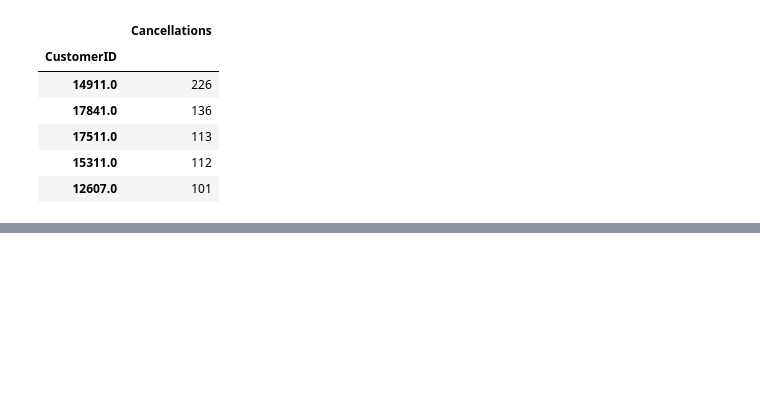
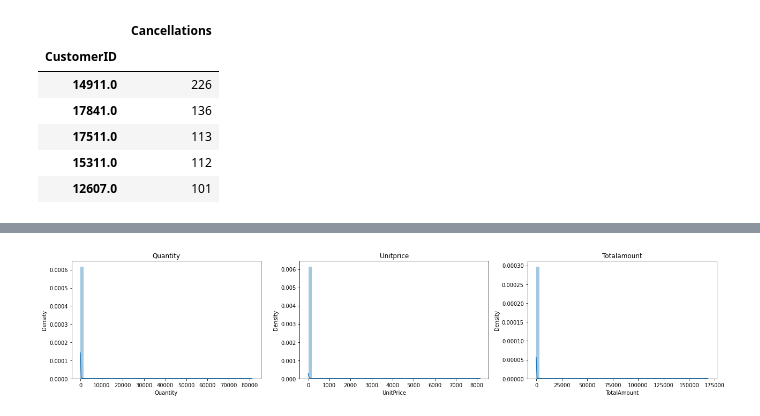
Before and after one commit to Shatakd/Customer-Segmentation-Clustering, a Jupyter notebook: Shatak_Customer_segmentation(Clustering).ipynb, the cells around one changed output, grey strips where cells are left out. Saved outputs shown, nothing was run; the diff lists cells and outputs as text; code cells hidden in the pictures; blank space fills up the shorter version.

```diff
--- a/Shatak_Customer_segmentation(Clustering).ipynb
+++ b/Shatak_Customer_segmentation(Clustering).ipynb
@@ -210,0 +250,11 @@ df = df[~df['InvoiceNo'].str.contains('C')]
+# %%
+# Visualizing the distributions.
+target = ['Quantity','UnitPrice','TotalAmount']
+plt.figure(figsize=(18,4))
+for n,col in enumerate(target):
+  plt.subplot(1, 3, n+1)
+  sns.distplot(df[col])
+  plt.title(col.title())
+  plt.tight_layout()
+# %% [output]
+[figure, added]
```
Also changed, not shown: parts of 6 cells of this notebook.
